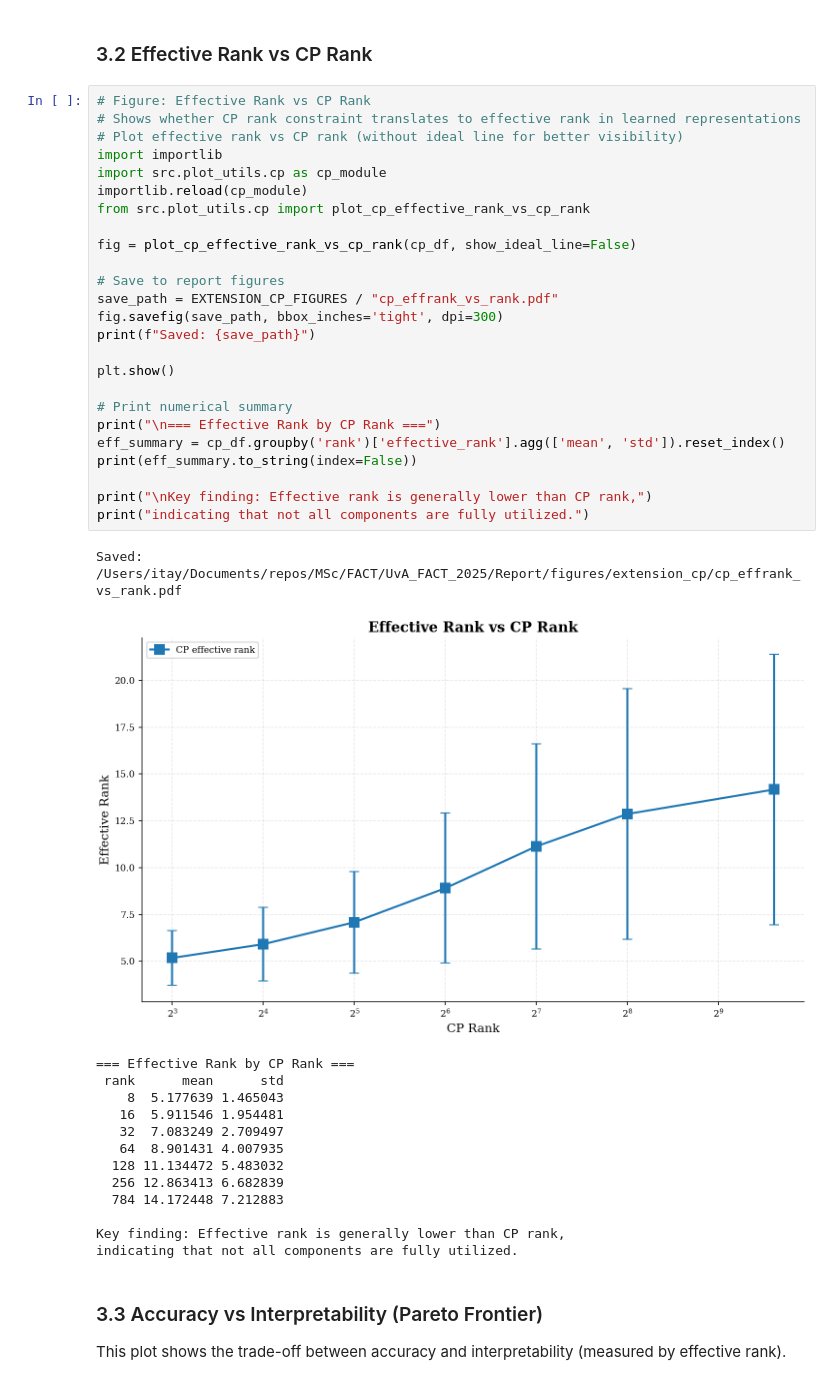
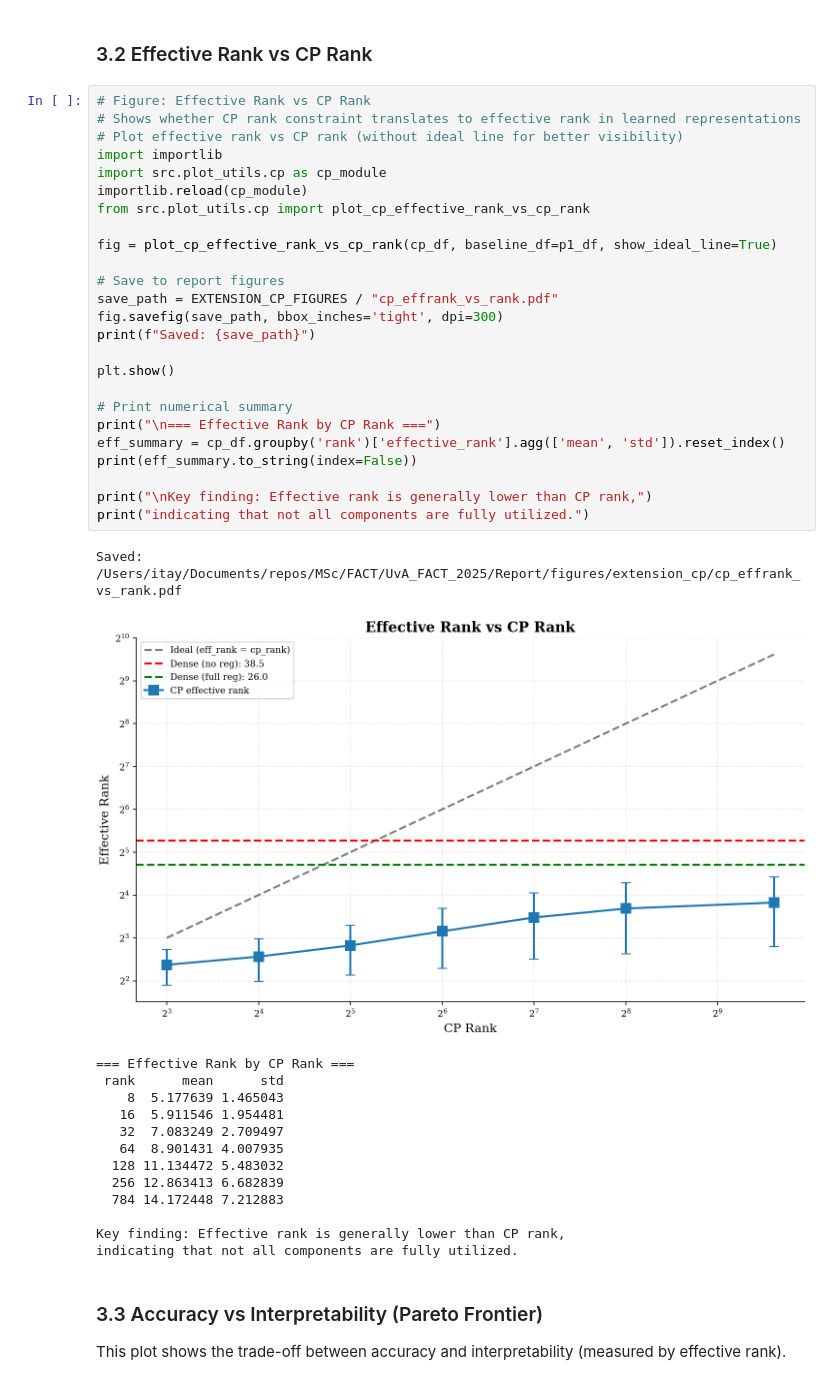
Before and after one commit to erlichon/UvA_FACT_2025, a Jupyter notebook: notebooks/03b_cp_extension.ipynb, the cells around one changed output. Saved outputs shown, nothing was run; the diff lists cells and outputs as text.

```diff
--- a/notebooks/03b_cp_extension.ipynb
+++ b/notebooks/03b_cp_extension.ipynb
@@ -260,31 +260,31 @@ Saved: /Users/itay/Documents/repos/MSc/FACT/UvA_FACT_2025/Report/figures/extensi
 # %%
 # Figure: Effective Rank vs CP Rank
 # Shows whether CP rank constraint translates to effective rank in learned representations
 # Plot effective rank vs CP rank (without ideal line for better visibility)
 import importlib
 import src.plot_utils.cp as cp_module
 importlib.reload(cp_module)
 from src.plot_utils.cp import plot_cp_effective_rank_vs_cp_rank
 
-fig = plot_cp_effective_rank_vs_cp_rank(cp_df, show_ideal_line=False)
+fig = plot_cp_effective_rank_vs_cp_rank(cp_df, baseline_df=p1_df, show_ideal_line=True)
 
 # Save to report figures
 save_path = EXTENSION_CP_FIGURES / "cp_effrank_vs_rank.pdf"
 fig.savefig(save_path, bbox_inches='tight', dpi=300)
 print(f"Saved: {save_path}")
 
 plt.show()
 
 # Print numerical summary
 print("\n=== Effective Rank by CP Rank ===")
 eff_summary = cp_df.groupby('rank')['effective_rank'].agg(['mean', 'std']).reset_index()
 print(eff_summary.to_string(index=False))
 
 print("\nKey finding: Effective rank is generally lower than CP rank,")
 print("indicating that not all components are fully utilized.")
 # %% [output]
 Saved: /Users/itay/Documents/repos/MSc/FACT/UvA_FACT_2025/Report/figures/extension_cp/cp_effrank_vs_rank.pdf
-[figure, old version]
+[figure, new version]
 === Effective Rank by CP Rank ===
  rank      mean      std
     8  5.177639 1.465043
```
Also changed, not shown: parts of 1 cell of this notebook, 2 other files.
